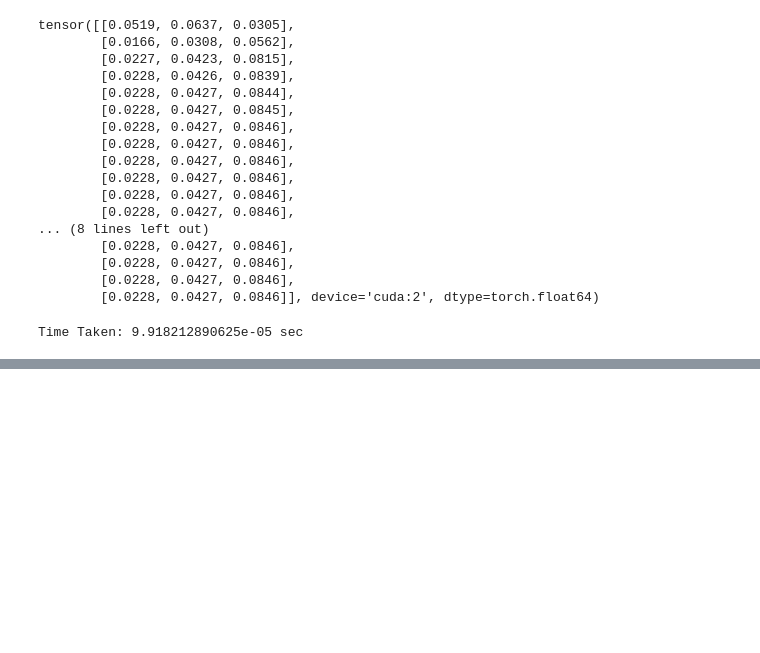
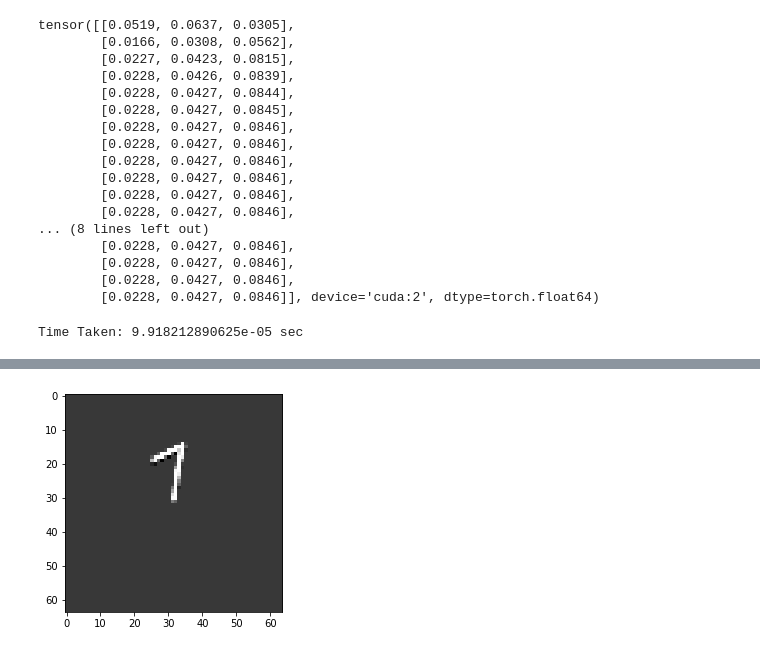
Before and after one commit to PradeepKadubandi/DemoPlanner, a Jupyter notebook: playground.ipynb, the cells around one changed output, grey strips where cells are left out. Drawn from its saved outputs; the diff is of its cells as text; code cells hidden in the pictures; blank space fills up the shorter version.

```diff
--- a/playground.ipynb
+++ b/playground.ipynb
@@ -402,0 +217,2 @@ plt.close()
+# %%
+new_traj_dataset = SimpleReacherTrajectoryDataset('data/simple_reacher/ImageSize64', range(5), device=device)
@@ -402,0 +242,7 @@ plt.close()
+# %%
+new_t4_first = new_traj_dataset[4]['images'][0].reshape(64, 64)
+new_t4_last = new_traj_dataset[4]['images'][-1].reshape(64, 64)
+# %%
+fig = plt.imshow(new_t4_last.cpu().numpy(), cmap='gray')
+# %% [output]
+[figure, added]
```
Also changed, not shown: parts of 71 cells of this notebook, 2 other files.
